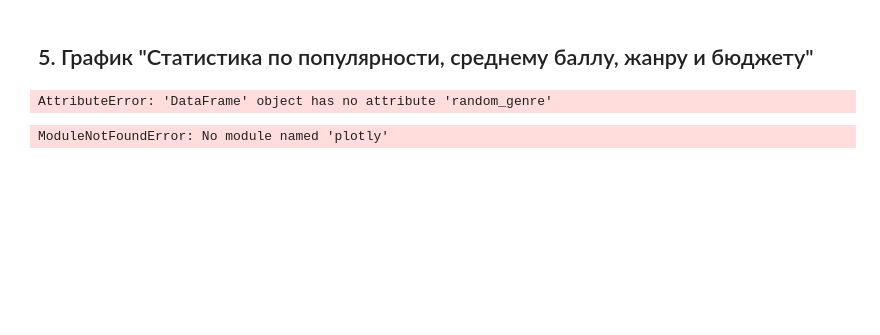
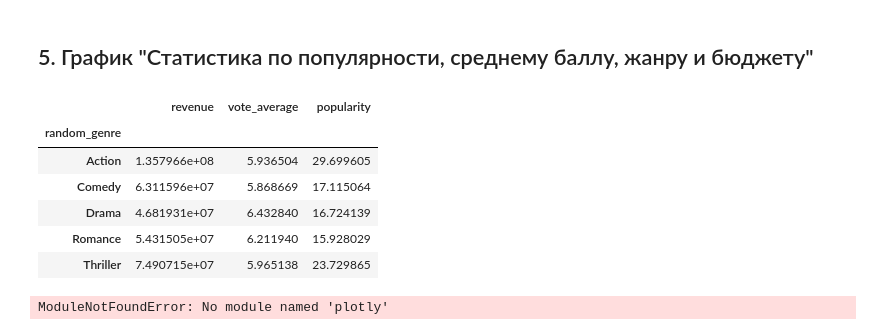
Before and after one commit to dkanunnikov/netology, a Jupyter notebook: DZ_4/dz4_Dkann.ipynb, the cells around one changed output. Cells and saved outputs as stored; diff of their text form; code cells hidden in the pictures; blank space fills up the shorter version.

```diff
--- a/DZ_4/dz4_Dkann.ipynb
+++ b/DZ_4/dz4_Dkann.ipynb
@@ -93,16 +93,23 @@ Text(0.5,1,'Распределение среднего балла за филь
 # %% [markdown]
 ## 5. График "Статистика по популярности, среднему баллу, жанру и бюджету"
 # %%
+dataCSV['random_genre'] = dataCSV['genres'].map(lambda x: pd.read_json(x)).map(lambda x: "Undefined" if x.empty else x.sample(1).iloc[0]['name'])
 top_genres = dataCSV.random_genre.value_counts().sort_values(ascending = False).head(5).index.values
 
-popularity_data = dataCSV[dataCSV.random_genre.isin(top_genres)].groupby('random_genre')[['vote_average', 'popularity']].mean()
-revenue_data = dataCSV[dataCSV.random_genre.isin(top_genres)].groupby('random_genre')[['revenue']].mean()
+popularity_genres_df = dataCSV[dataCSV.random_genre.isin(top_genres)].groupby('random_genre')[['vote_average', 'popularity']].mean()
+revenue_genres_df = dataCSV[dataCSV.random_genre.isin(top_genres)].groupby('random_genre')[['revenue']].mean()
 
-genres_data = revenue_data.join(popularity_data)
+genres_df = revenue_genres_df.join(popularity_genres_df)
 
-genres_data.head()
+genres_df.head()
 # %% [output]
-AttributeError: 'DataFrame' object has no attribute 'random_genre'
+|  | revenue | vote_average | popularity |
+| random_genre |  |  |  |
+| Action | 1.357966e+08 | 5.936504 | 29.699605 |
+| Comedy | 6.311596e+07 | 5.868669 | 17.115064 |
+| Drama | 4.681931e+07 | 6.432840 | 16.724139 |
+| Romance | 5.431505e+07 | 6.211940 | 15.928029 |
+| Thriller | 7.490715e+07 | 5.965138 | 23.729865 |
 # %%
 from plotly.offline import init_notebook_mode, iplot
 import plotly
```
